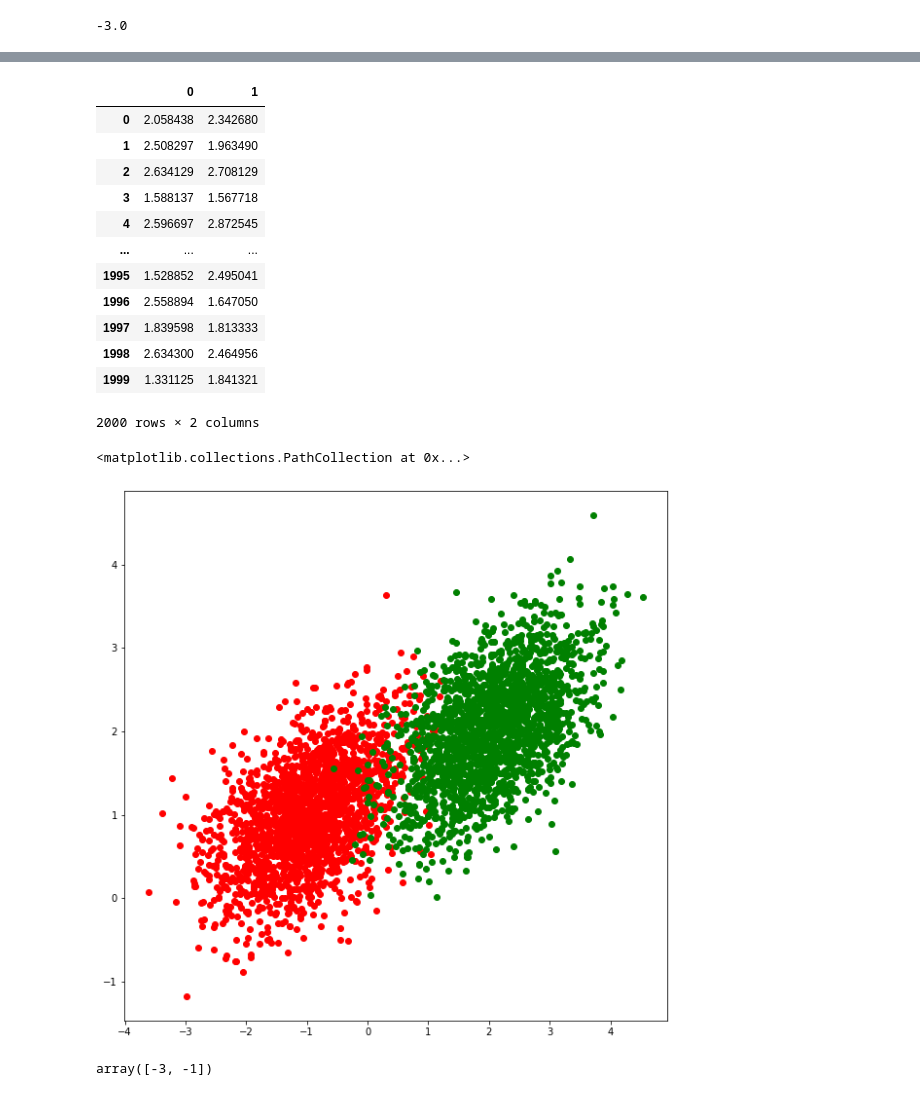
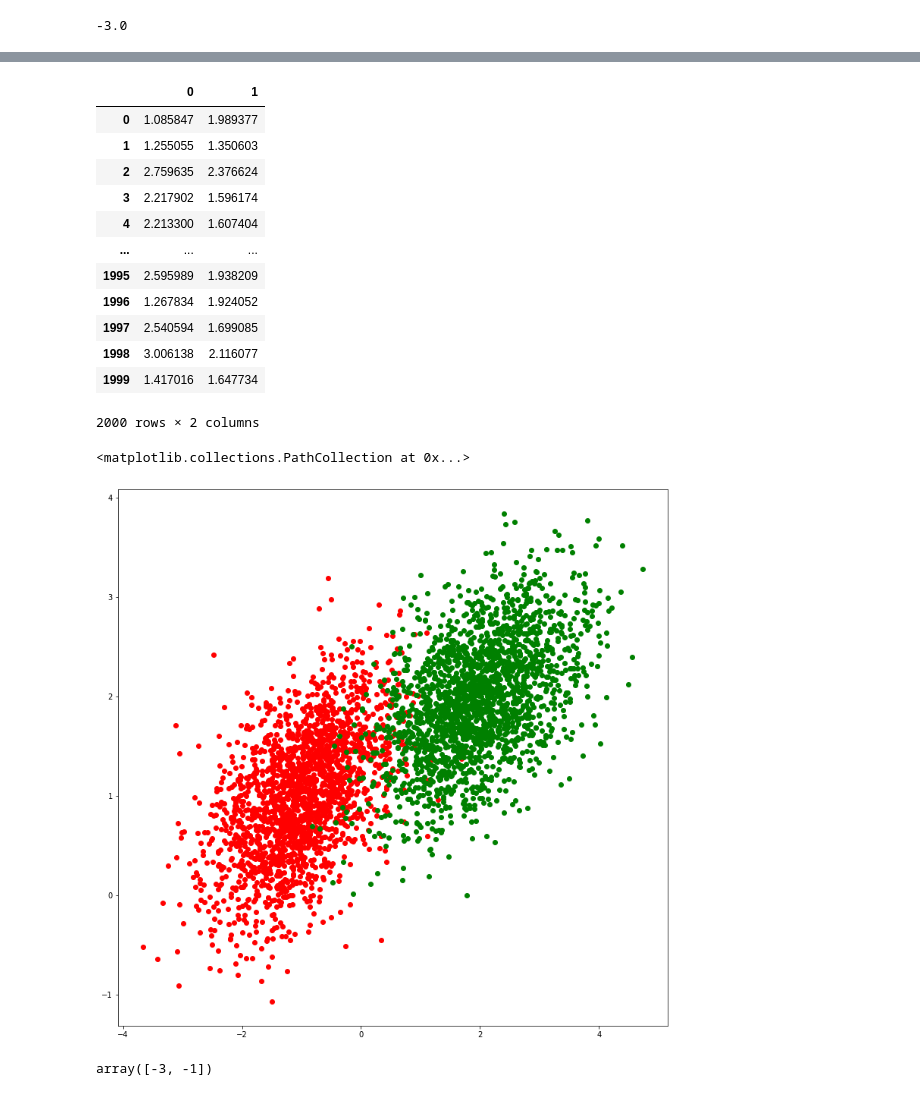
Before and after one commit to Rohanjos97/machine-learning-assignments, a Jupyter notebook: Assignment 5/Assignment5.ipynb, the cells around one changed output, grey strips where cells are left out. Cells and saved outputs as stored; diff of their text form; code cells hidden in the pictures.

```diff
--- a/Assignment 5/Assignment5.ipynb
+++ b/Assignment 5/Assignment5.ipynb
@@ -197,32 +222,32 @@ A
 2000 rows × 2 columns
 # %%
 mu2 = np.array([2, 2])
-sd2 = np.array([[0.6, 0.25],
-                [0.25, 0.4]])
+sd2 = np.array([[0.7, 0.25],
+                [0.25, 0.35]])
 B = np.random.multivariate_normal(mu2, sd2, 2000)
 B = pd.DataFrame(B, columns=['0', '1'])
 B
 # %% [output]
 |  | 0 | 1 |
-| 0 | 2.058438 | 2.342680 |
-| 1 | 2.508297 | 1.963490 |
-| 2 | 2.634129 | 2.708129 |
-| 3 | 1.588137 | 1.567718 |
-| 4 | 2.596697 | 2.872545 |
+| 0 | 1.085847 | 1.989377 |
+| 1 | 1.255055 | 1.350603 |
+| 2 | 2.759635 | 2.376624 |
+| 3 | 2.217902 | 1.596174 |
+| 4 | 2.213300 | 1.607404 |
 | ... | ... | ... |
-| 1995 | 1.528852 | 2.495041 |
-| 1996 | 2.558894 | 1.647050 |
-| 1997 | 1.839598 | 1.813333 |
-| 1998 | 2.634300 | 2.464956 |
-| 1999 | 1.331125 | 1.841321 |
+| 1995 | 2.595989 | 1.938209 |
+| 1996 | 1.267834 | 1.924052 |
+| 1997 | 2.540594 | 1.699085 |
+| 1998 | 3.006138 | 2.116077 |
+| 1999 | 1.417016 | 1.647734 |
 2000 rows × 2 columns
 # %%
-fig, axes = plt.subplots(1, 1, figsize=(10, 10))
+fig, axes = plt.subplots(1, 1, figsize=(13, 13))
 axes.scatter(A['0'], A['1'], color='red')
 axes.scatter(B['0'], B['1'], color='green')
 # %% [output]
 <matplotlib.collections.PathCollection at 0x...>
-[figure, old version]
+[figure, new version]
 # %%
 W = mu1 - mu2
 W
```
Also changed, not shown: parts of 17 cells of this notebook.
